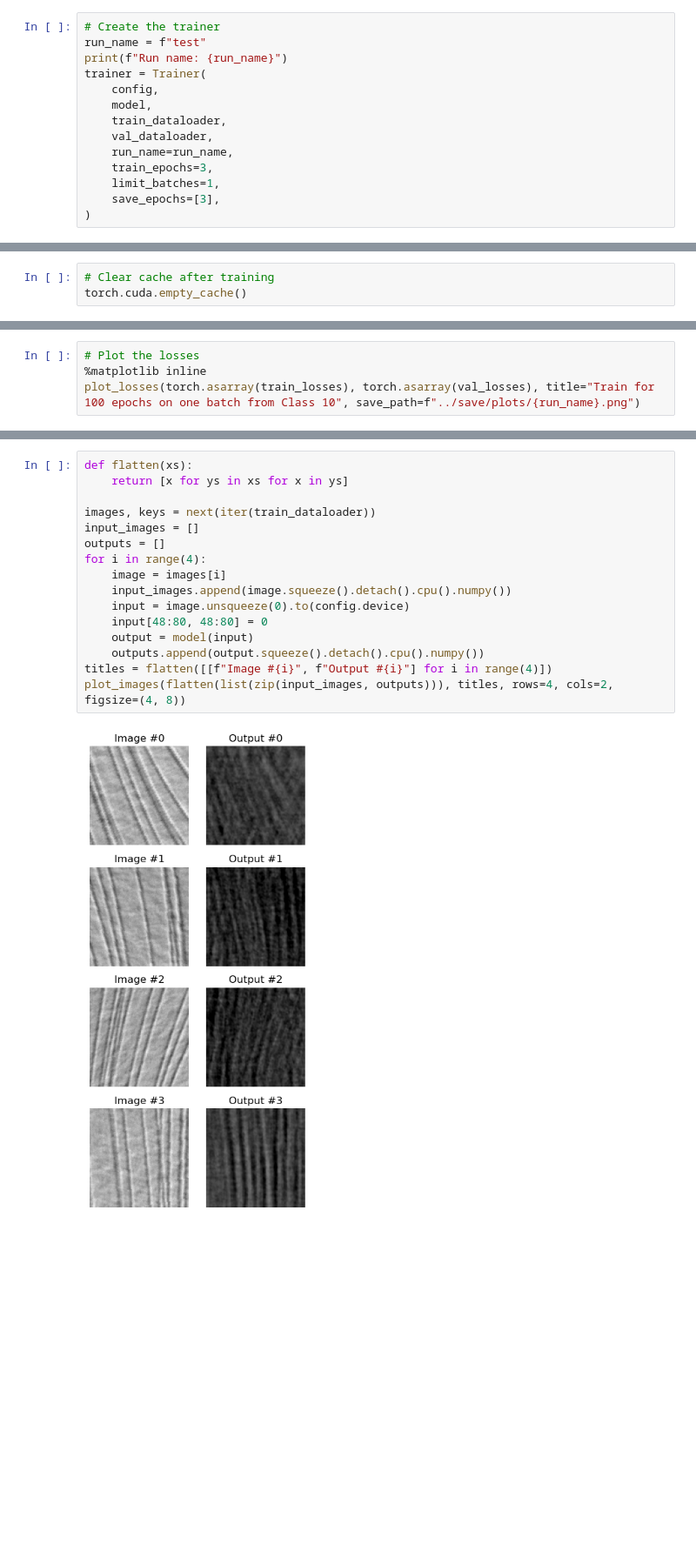
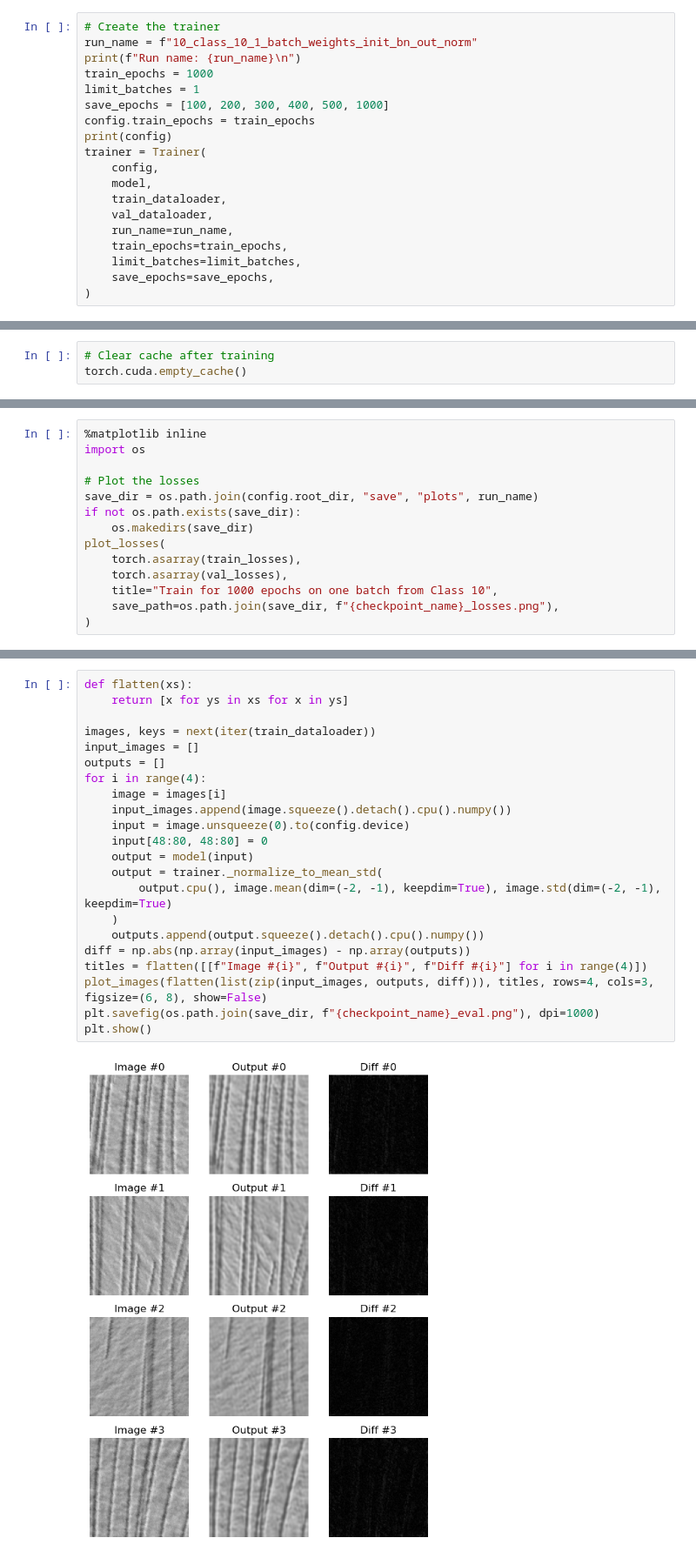
Before and after one commit to popastefan10/DeepAD, a Jupyter notebook: notebooks/trainer.ipynb, the cells around one changed output, grey strips where cells are left out. Shown at 87% size. Drawn from its saved outputs; the diff is of its cells as text; blank space fills up the shorter version.

Commit message:
Normalize outputs. It works!!!

```diff
--- a/notebooks/trainer.ipynb
+++ b/notebooks/trainer.ipynb
@@ -57,16 +41,21 @@ print(f"Model has {model_num_params:,} parameters")
 Model has 1,447,713 parameters
 # %%
 # Create the trainer
-run_name = f"test"
-print(f"Run name: {run_name}")
+run_name = f"10_class_10_1_batch_weights_init_bn_out_norm"
+print(f"Run name: {run_name}\n")
+train_epochs = 1000
+limit_batches = 1
+save_epochs = [100, 200, 300, 400, 500, 1000]
+config.train_epochs = train_epochs
+print(config)
 trainer = Trainer(
     config,
     model,
     train_dataloader,
     val_dataloader,
     run_name=run_name,
-    train_epochs=3,
-    limit_batches=1,
-    save_epochs=[3],
+    train_epochs=train_epochs,
+    limit_batches=limit_batches,
+    save_epochs=save_epochs,
 )
 # %% [output]
@@ -98,6 +105,16 @@ model_best, optimizer_best, train_losses, val_losses, epoch = SaveManager.load_c
 )
 # %%
+%matplotlib inline
+import os
+
 # Plot the losses
-%matplotlib inline
-plot_losses(torch.asarray(train_losses), torch.asarray(val_losses), title="Train for 100 epochs on one batch from Class 10", save_path=f"../save/plots/{run_name}.png")
+save_dir = os.path.join(config.root_dir, "save", "plots", run_name)
+if not os.path.exists(save_dir):
+    os.makedirs(save_dir)
+plot_losses(
+    torch.asarray(train_losses),
+    torch.asarray(val_losses),
+    title="Train for 1000 epochs on one batch from Class 10",
+    save_path=os.path.join(save_dir, f"{checkpoint_name}_losses.png"),
+)
 # %% [output]
@@ -105,18 +144,24 @@ plot_losses(torch.asarray(train_losses), torch.asarray(val_losses), title="Train
 # %%
 def flatten(xs):
     return [x for ys in xs for x in ys]
 
 images, keys = next(iter(train_dataloader))
 input_images = []
 outputs = []
 for i in range(4):
     image = images[i]
     input_images.append(image.squeeze().detach().cpu().numpy())
     input = image.unsqueeze(0).to(config.device)
     input[48:80, 48:80] = 0
     output = model(input)
+    output = trainer._normalize_to_mean_std(
+        output.cpu(), image.mean(dim=(-2, -1), keepdim=True), image.std(dim=(-2, -1), keepdim=True)
+    )
     outputs.append(output.squeeze().detach().cpu().numpy())
-titles = flatten([[f"Image #{i}", f"Output #{i}"] for i in range(4)])
-plot_images(flatten(list(zip(input_images, outputs))), titles, rows=4, cols=2, figsize=(4, 8))
+diff = np.abs(np.array(input_images) - np.array(outputs))
+titles = flatten([[f"Image #{i}", f"Output #{i}", f"Diff #{i}"] for i in range(4)])
+plot_images(flatten(list(zip(input_images, outputs, diff))), titles, rows=4, cols=3, figsize=(6, 8), show=False)
+plt.savefig(os.path.join(save_dir, f"{checkpoint_name}_eval.png"), dpi=1000)
+plt.show()
 # %% [output]
-[figure, old version]
+[figure, new version]
```
Also changed, not shown: parts of 8 cells of this notebook, 4 other files.
